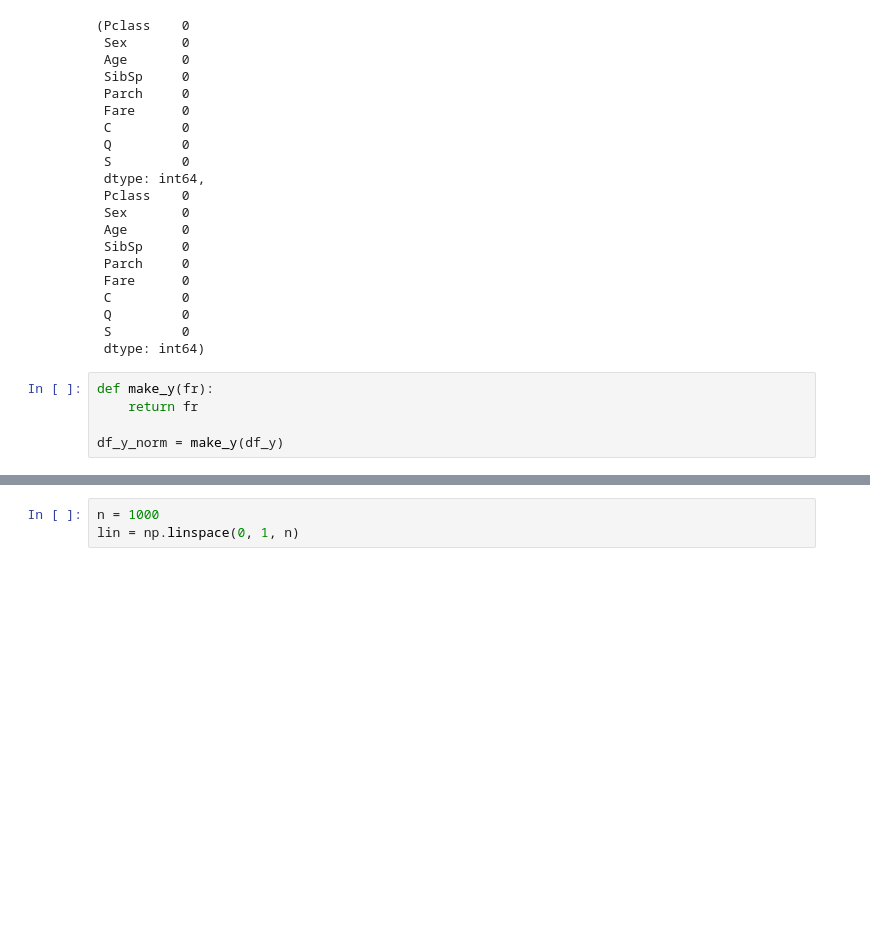
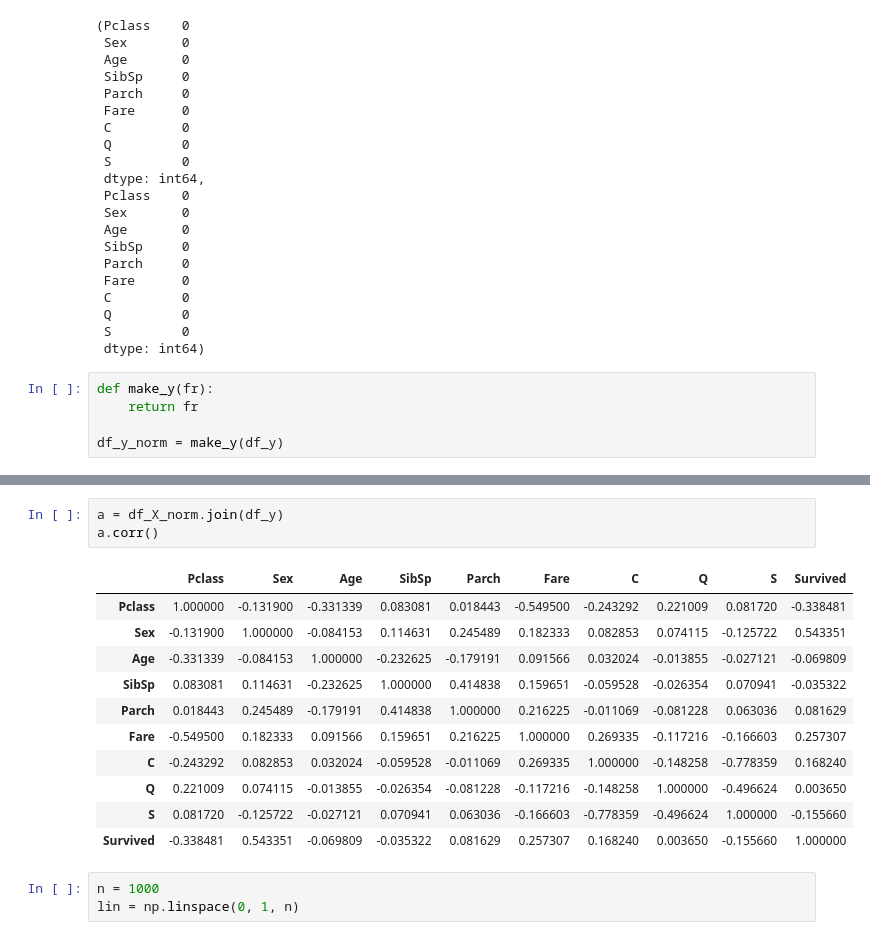
Before and after one commit to Dezzelshipc/CompMath, a Jupyter notebook: sem7-ai-systems/lab3/lab3.ipynb, the cells around one changed output, grey strips where cells are left out. Cells and saved outputs as stored; diff of their text form; blank space fills up the shorter version.

```diff
--- a/sem7-ai-systems/lab3/lab3.ipynb
+++ b/sem7-ai-systems/lab3/lab3.ipynb
@@ -123,3 +123,18 @@ df_X_norm.head()
+# %%
+a = df_X_norm.join(df_y)
+a.corr()
+# %% [output]
+|  | Pclass | Sex | Age | SibSp | Parch | Fare | C | Q | S | Survived |
+| Pclass | 1.000000 | -0.131900 | -0.331339 | 0.083081 | 0.018443 | -0.549500 | -0.243292 | 0.221009 | 0.081720 | -0.338481 |
+| Sex | -0.131900 | 1.000000 | -0.084153 | 0.114631 | 0.245489 | 0.182333 | 0.082853 | 0.074115 | -0.125722 | 0.543351 |
+| Age | -0.331339 | -0.084153 | 1.000000 | -0.232625 | -0.179191 | 0.091566 | 0.032024 | -0.013855 | -0.027121 | -0.069809 |
+| SibSp | 0.083081 | 0.114631 | -0.232625 | 1.000000 | 0.414838 | 0.159651 | -0.059528 | -0.026354 | 0.070941 | -0.035322 |
+| Parch | 0.018443 | 0.245489 | -0.179191 | 0.414838 | 1.000000 | 0.216225 | -0.011069 | -0.081228 | 0.063036 | 0.081629 |
+| Fare | -0.549500 | 0.182333 | 0.091566 | 0.159651 | 0.216225 | 1.000000 | 0.269335 | -0.117216 | -0.166603 | 0.257307 |
+| C | -0.243292 | 0.082853 | 0.032024 | -0.059528 | -0.011069 | 0.269335 | 1.000000 | -0.148258 | -0.778359 | 0.168240 |
+| Q | 0.221009 | 0.074115 | -0.013855 | -0.026354 | -0.081228 | -0.117216 | -0.148258 | 1.000000 | -0.496624 | 0.003650 |
+| S | 0.081720 | -0.125722 | -0.027121 | 0.070941 | 0.063036 | -0.166603 | -0.778359 | -0.496624 | 1.000000 | -0.155660 |
+| Survived | -0.338481 | 0.543351 | -0.069809 | -0.035322 | 0.081629 | 0.257307 | 0.168240 | 0.003650 | -0.155660 | 1.000000 |
 # %%
 n = 1000
 lin = np.linspace(0, 1, n)
```
Also changed, not shown: parts of 3 cells of this notebook, 4 other files.
